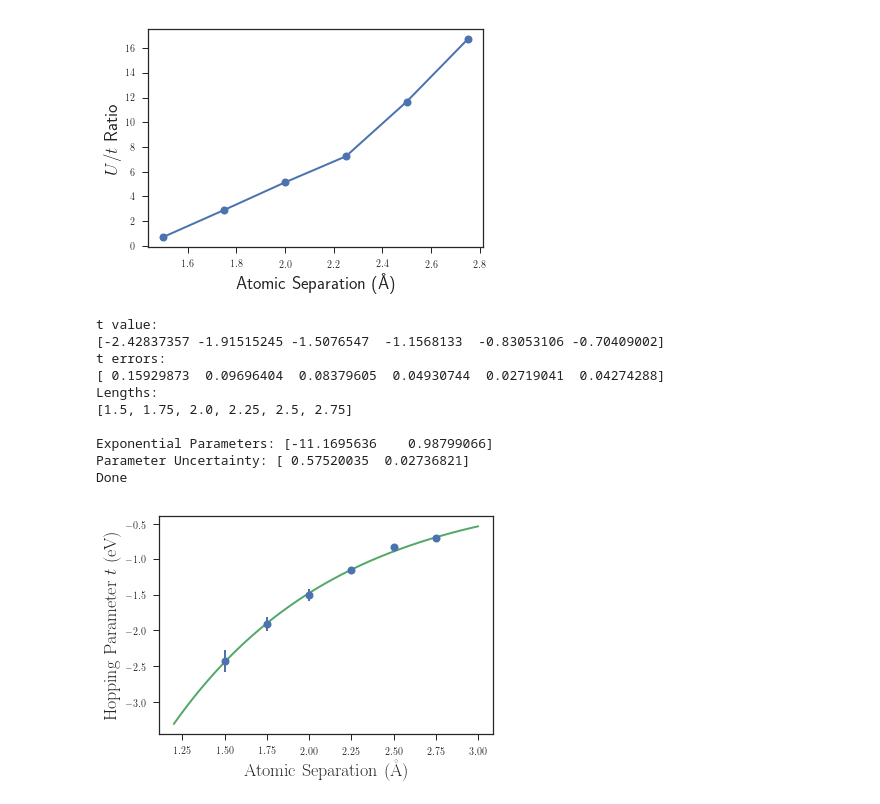
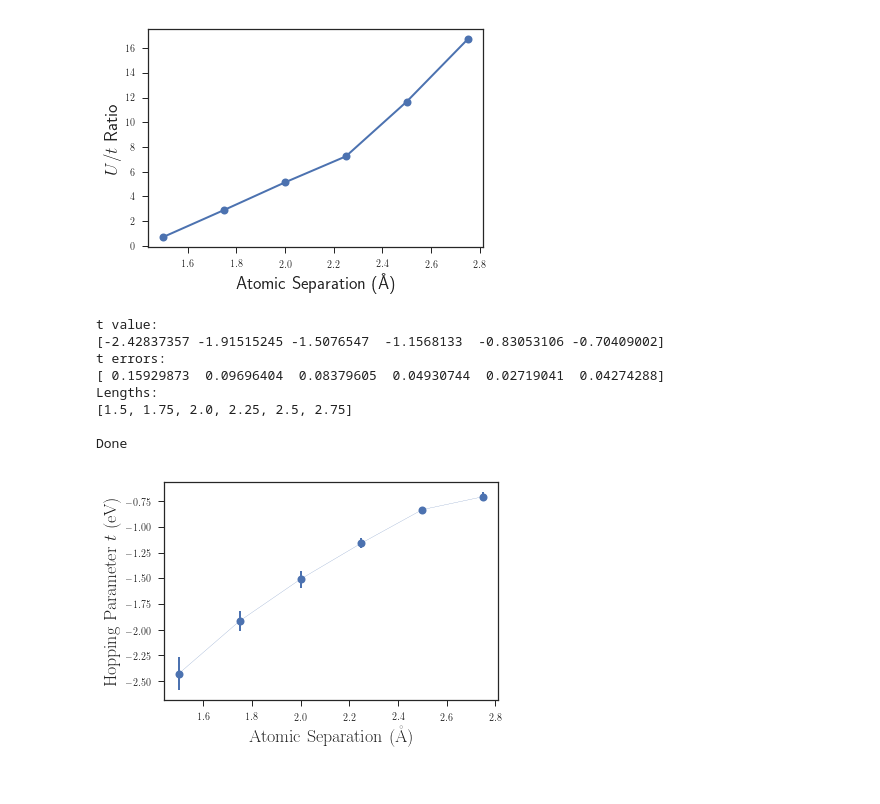
Before and after one commit to hiteshjc/Downfolding, a Jupyter notebook: hchain_data/kiel/h_chain_combine.ipynb, the cells around one changed output. Drawn from its saved outputs; the diff is of its cells as text; code cells hidden in the pictures.

Commit message:
Updated Plotting Script

```diff
--- a/hchain_data/kiel/h_chain_combine.ipynb
+++ b/hchain_data/kiel/h_chain_combine.ipynb
@@ -242,7 +242,7 @@ Done
 [figure]
 # %%
 #Fit curve to t parameter for U-t model, with no offset, no annotation
-from scipy.optimize import curve_fit
+#from scipy.optimize import curve_fit
 
 plt.rc('text', usetex=True)
 plt.rc('font', family='serif')
@@ -309,45 +309,43 @@ print(lengths)
 print('')
 
 
-curve_param, curve_cov =curve_fit(lambda t,a,b: a*np.exp(-1*t/b),  lengths,  evc*np.array(t_values), p0=(1,1))
+#curve_param, curve_cov =curve_fit(lambda t,a,b: a*np.exp(-1*t/b),  lengths,  evc*np.array(t_values), p0=(1,1))
 
-curve_std=np.sqrt(np.diag(curve_cov))
+#curve_std=np.sqrt(np.diag(curve_cov))
 
-print('Exponential Parameters: '+np.str(curve_param))
-print('Parameter Uncertainty: '+np.str(curve_std))
+#print('Exponential Parameters: '+np.str(curve_param))
+#print('Parameter Uncertainty: '+np.str(curve_std))
 
-a_fit=curve_param[0]
-b_fit=curve_param[1]
+#a_fit=curve_param[0]
+#b_fit=curve_param[1]
 
-x_fit=np.linspace(1.2,3,500)
-y_fit=(a_fit*np.exp(-1*x_fit/b_fit))
+#x_fit=np.linspace(1.2,3,500)
+#y_fit=(a_fit*np.exp(-1*x_fit/b_fit))
 
 
-plt.errorbar(lengths, evc*np.array(t_values), yerr=t_err, elinewidth=2, linewidth=0, marker='o', markersize=ms-2, mew=2)
-plt.plot(x_fit, y_fit, linewidth=2, markersize=0, mew=2)
+plt.errorbar(lengths, evc*np.array(t_values), yerr=t_err, elinewidth=2, linewidth=0.5, marker='o', markersize=ms-2, mew=2)
+#plt.plot(x_fit, y_fit, linewidth=2, markersize=0, mew=2)
 plt.xlabel('Atomic Separation (\AA)', fontsize=fs)
 plt.ylabel('Hopping Parameter $t$ (eV)', fontsize=fs)
 #plt.title('Fitted $t$ Values vs. Separation, H$_{10}$ Chain, PBE', fontsize=fs)
 
 capy=0.85
 round_num=2
 #plt.annotate("$t (r) = t_0 \: e^{-r / r_0 }$", xy=(0.1,capy), xycoords='axes fraction', fontsize=18)
 #plt.annotate("$ t_0 =$ "+np.str(np.round(curve_param[0], round_num))+" ("+np.str(np.round(curve_std[0], round_num))+") eV", xy=(0.5,0.30), xycoords='axes fraction', fontsize=15)
 #plt.annotate("$ r_0 =$ "+np.str(np.round(curve_param[1], round_num))+" ("+np.str(np.round(curve_std[1], round_num))+") ang.", xy=(0.5,0.20), xycoords='axes fraction', fontsize=15)
 
 plt.savefig('fitted_t_values_no_annotate_h10_chain.pdf', bbox_inches='tight')
 plt.savefig('fitted_t_values_no_annotate_h10_chain.png', bbox_inches='tight', dpi=200)
 
 print('Done')
 # %% [output]
 t value:
 [-2.42837357 -1.91515245 -1.5076547  -1.1568133  -0.83053106 -0.70409002]
 t errors:
 [ 0.15929873  0.09696404  0.08379605  0.04930744  0.02719041  0.04274288]
 Lengths:
 [1.5, 1.75, 2.0, 2.25, 2.5, 2.75]
 
-Exponential Parameters: [-11.1695636    0.98799066]
-Parameter Uncertainty: [ 0.57520035  0.02736821]
 Done
-[figure, old version]
+[figure, new version]
```
